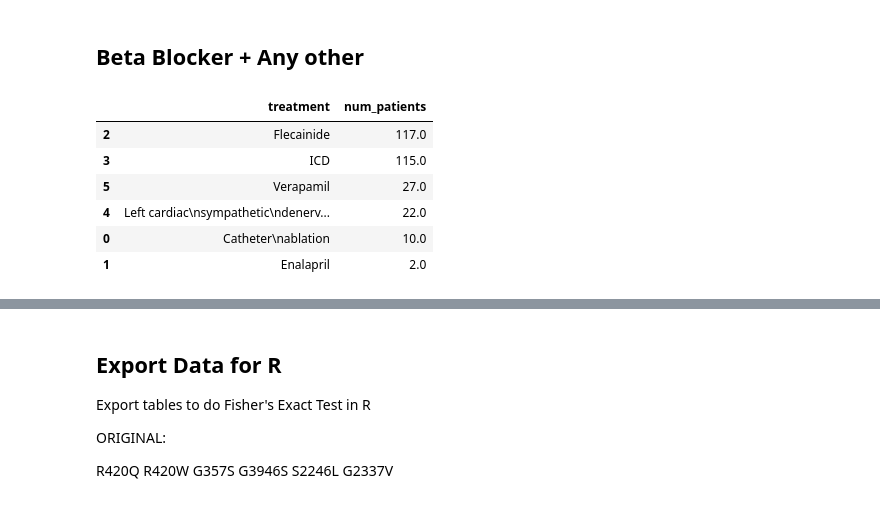
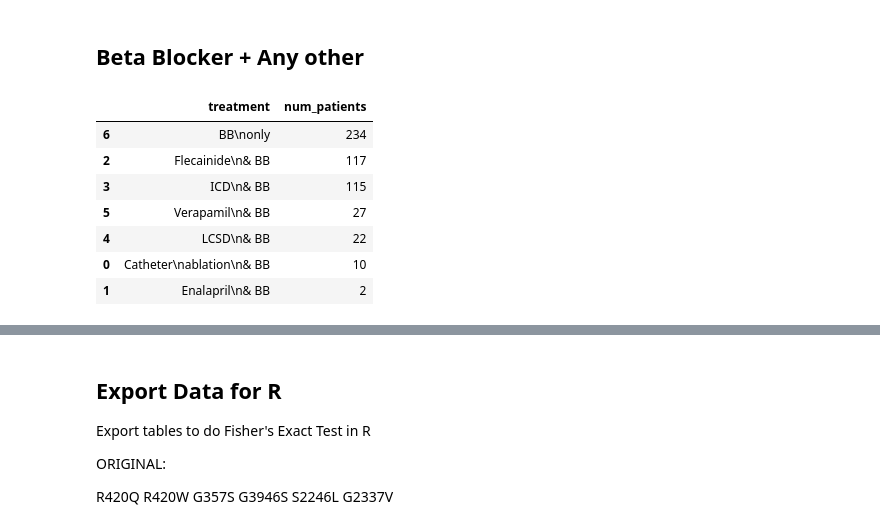
Before and after one commit to alexdaiii/cpvt_database_analysis, a Jupyter notebook: analysis/09_beta_blocker_cpvt.ipynb, the cells around one changed output, grey strips where cells are left out. Cells and saved outputs as stored; diff of their text form; code cells hidden in the pictures.

```diff
--- a/analysis/09_beta_blocker_cpvt.ipynb
+++ b/analysis/09_beta_blocker_cpvt.ipynb
@@ -209,32 +234,54 @@ len(patients_invasive_bb)
 # %%
 # get number of patients on each treatment
 treatments = {
-    # "Beta blocker": "Beta blocker",
-    "Catheter ablation": "Catheter\nablation",
-    "Enalapril": "Enalapril",
-    "Flecainide": "Flecainide",
-    "Implantable cardioverter-defibrillator": "ICD",
-    "Left cardiac sympathetic denervation": "Left cardiac\nsympathetic\ndenervation",
-    "Verapamil": "Verapamil"
+    "Beta blocker": "BB\nonly",
+    "Catheter ablation": "Catheter\nablation\n& BB",
+    "Enalapril": "Enalapril\n& BB",
+    "Flecainide": "Flecainide\n& BB",
+    "Implantable cardioverter-defibrillator": "ICD\n& BB",
+    "Left cardiac sympathetic denervation": "LCSD\n& BB",
+    "Verapamil": "Verapamil\n& BB",
 }
 
 treatment_nums = []
 
+taken_other_treatments = set()
+
 for treatment, plt_name in treatments.items():
+
+    if treatment == "Beta blocker":
+        continue
+
+    extra_treatment = df_cpvt_bb[
+        df_cpvt_bb[f"treatment_taken::{treatment}"] == 1
+        ]["individual_id"]
+
+    num_patients_treatments = len(set(
+        extra_treatment
+    ))
+    taken_other_treatments.update(extra_treatment)
+
     treatment_nums.append({
         "treatment": plt_name,
-        "num_patients": df_cpvt_bb[f"treatment_taken::{treatment}"].sum()
+        "num_patients": num_patients_treatments
     })
+
+bb_only = len(set(df_cpvt_bb["individual_id"]) - taken_other_treatments)
+treatment_nums.append({
+    "treatment": treatments["Beta blocker"],
+    "num_patients": bb_only
+})
 
 treatment_nums = pd.DataFrame(treatment_nums)
 treatment_nums = treatment_nums.sort_values(by="num_patients", ascending=False)
 
 treatment_nums
 # %% [output]
 |  | treatment | num_patients |
-| 2 | Flecainide | 117.0 |
-| 3 | ICD | 115.0 |
-| 5 | Verapamil | 27.0 |
-| 4 | Left cardiac\nsympathetic\ndenerv... | 22.0 |
-| 0 | Catheter\nablation | 10.0 |
-| 1 | Enalapril | 2.0 |
+| 6 | BB\nonly | 234 |
+| 2 | Flecainide\n& BB | 117 |
+| 3 | ICD\n& BB | 115 |
+| 5 | Verapamil\n& BB | 27 |
+| 4 | LCSD\n& BB | 22 |
+| 0 | Catheter\nablation\n& BB | 10 |
+| 1 | Enalapril\n& BB | 2 |
```
Also changed, not shown: parts of 11 cells of this notebook, 3 other files.
